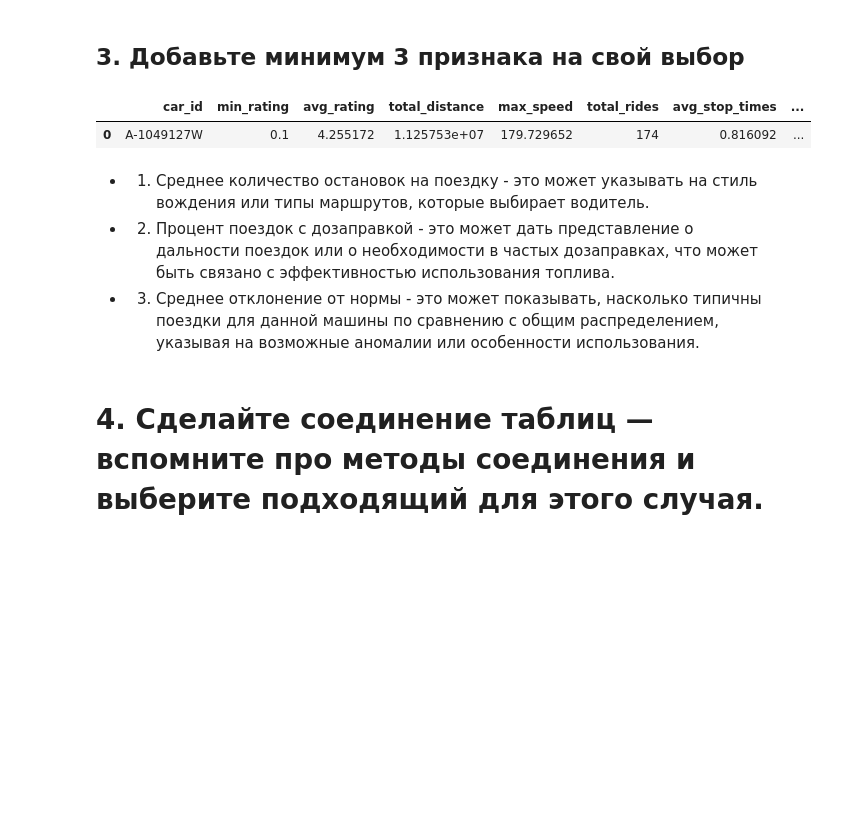
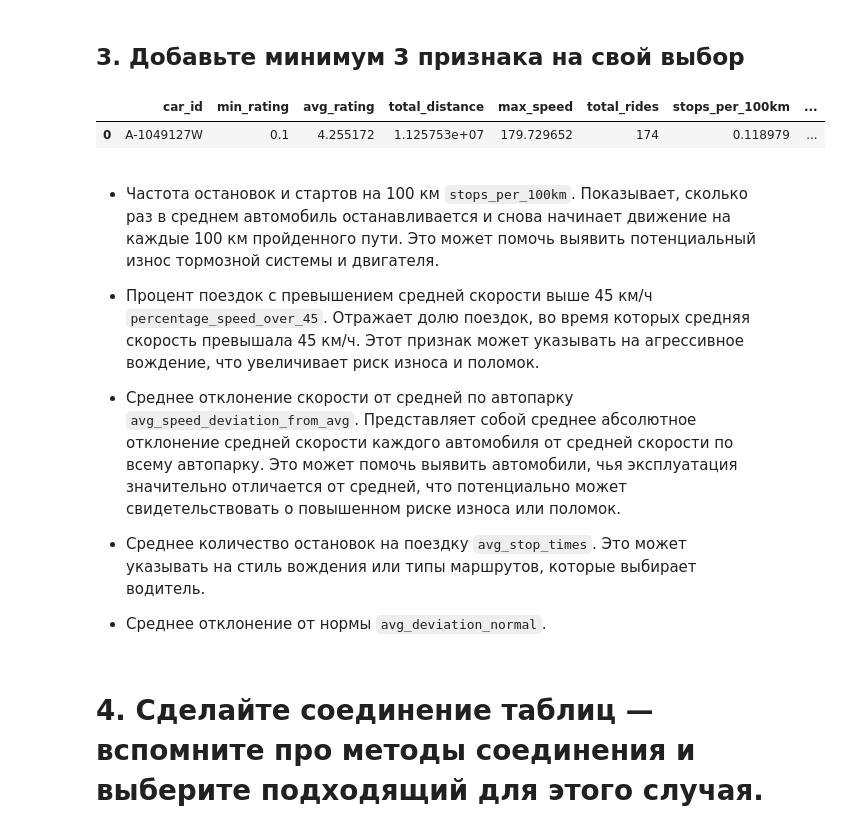
Before and after one commit to NeKonnnn/MIPT_HW, a Jupyter notebook: Sorevnovatelni_DS/HW_1/Nekrasov_Konstantin_HW_1.ipynb, the cells around one changed output. Cells and saved outputs as stored; diff of their text form; code cells hidden in the pictures; blank space fills up the shorter version.

```diff
--- a/Sorevnovatelni_DS/HW_1/Nekrasov_Konstantin_HW_1.ipynb
+++ b/Sorevnovatelni_DS/HW_1/Nekrasov_Konstantin_HW_1.ipynb
@@ -202,24 +202,53 @@ grouped_rides.head(1)
 | 0 | A-1049127W | 0.1 | 4.255172 | 1.125753e+07 | 179.729652 | 174 |
 # %% [markdown]
 ## 3. Добавьте минимум 3 признака на свой выбор
-# %%
-additional_features = rides_info.groupby('car_id').agg(
-    avg_stop_times=('stop_times', 'mean'),
-    refueling_percentage=('refueling', lambda x: (x.sum() / len(x)) * 100),
-    avg_deviation_normal=('deviation_normal', 'mean')
-).reset_index()
-
-# Объединяем
-enhanced_grouped_rides = pd.merge(grouped_rides, additional_features, on='car_id')
-
-enhanced_grouped_rides.head(1)
-# %% [output]
-|  | car_id | min_rating | avg_rating | total_distance | max_speed | total_rides | avg_stop_times | ... |
-| 0 | A-1049127W | 0.1 | 4.255172 | 1.125753e+07 | 179.729652 | 174 | 0.816092 | ... |
-# %% [markdown]
-- 1. Среднее количество остановок на поездку - это может указывать на стиль вождения или типы маршрутов, которые выбирает водитель.
-- 2. Процент поездок с дозаправкой - это может дать представление о дальности поездок или о необходимости в частых дозаправках, что может быть связано с эффективностью использования топлива.
-- 3. Среднее отклонение от нормы - это может показывать, насколько типичны поездки для данной машины по сравнению с общим распределением, указывая на возможные аномалии или особенности использования.
+# %%
+# 1. Расчет частоты остановок и стартов на 100 км
+rides_info['stops_per_100km'] = (rides_info['stop_times'] / rides_info['distance']) * 100
+
+# 2. Расчет процента поездок с превышением средней скорости выше 45 км/ч
+rides_info['speed_over_45'] = rides_info['speed_avg'] > 45
+percentage_over_45 = rides_info.groupby('car_id')['speed_over_45'].mean() * 100
+
+# 3. Среднее отклонение скорости от средней по автопарку
+avg_speed_overall = rides_info['speed_avg'].mean()
+rides_info['speed_deviation_from_avg'] = abs(rides_info['speed_avg'] - avg_speed_overall)
+avg_speed_deviation_per_car = rides_info.groupby('car_id')['speed_deviation_from_avg'].mean()
+
+# Объединение новых признаков с уже существующими данными
+new_features = pd.DataFrame({
+    'car_id': rides_info['car_id'].unique(),
+    'stops_per_100km': rides_info.groupby('car_id')['stops_per_100km'].mean(),
+    'percentage_speed_over_45': percentage_over_45,
+    'avg_speed_deviation_from_avg': avg_speed_deviation_per_car
+}).reset_index(drop=True)
+
+grouped_rides = pd.merge(grouped_rides, new_features, on='car_id', how='left')
+
+# Дополнительные признаки
+additional_features = rides_info.groupby('car_id').agg(
+    avg_stop_times=('stop_times', 'mean'),
+    avg_deviation_normal=('deviation_normal', 'mean')
+).reset_index()
+
+# Объединение дополнительных признаков с уже существующими данными
+enhanced_grouped_rides = pd.merge(grouped_rides, additional_features, on='car_id', how='left')
+
+# Вывод первой строки обновленного DataFrame для проверки
+enhanced_grouped_rides.head(1)
+# %% [output]
+|  | car_id | min_rating | avg_rating | total_distance | max_speed | total_rides | stops_per_100km | ... |
+| 0 | A-1049127W | 0.1 | 4.255172 | 1.125753e+07 | 179.729652 | 174 | 0.118979 | ... |
+# %% [markdown]
+- Частота остановок и стартов на 100 км `stops_per_100km`. Показывает, сколько раз в среднем автомобиль останавливается и снова начинает движение на каждые 100 км пройденного пути. Это может помочь выявить потенциальный износ тормозной системы и двигателя.
+
+- Процент поездок с превышением средней скорости выше 45 км/ч `percentage_speed_over_45`. Отражает долю поездок, во время которых средняя скорость превышала 45 км/ч. Этот признак может указывать на агрессивное вождение, что увеличивает риск износа и поломок.
+
+-  Среднее отклонение скорости от средней по автопарку `avg_speed_deviation_from_avg`. Представляет собой среднее абсолютное отклонение средней скорости каждого автомобиля от средней скорости по всему автопарку. Это может помочь выявить автомобили, чья эксплуатация значительно отличается от средней, что потенциально может свидетельствовать о повышенном риске износа или поломок.
+
+- Среднее количество остановок на поездку `avg_stop_times`. Это может указывать на стиль вождения или типы маршрутов, которые выбирает водитель.
+
+- Среднее отклонение от нормы `avg_deviation_normal`.
 # %% [markdown]
 # 4. Сделайте соединение таблиц — вспомните про методы соединения и выберите подходящий для этого случая.
 # %%
```
Also changed, not shown: parts of 10 cells of this notebook.
